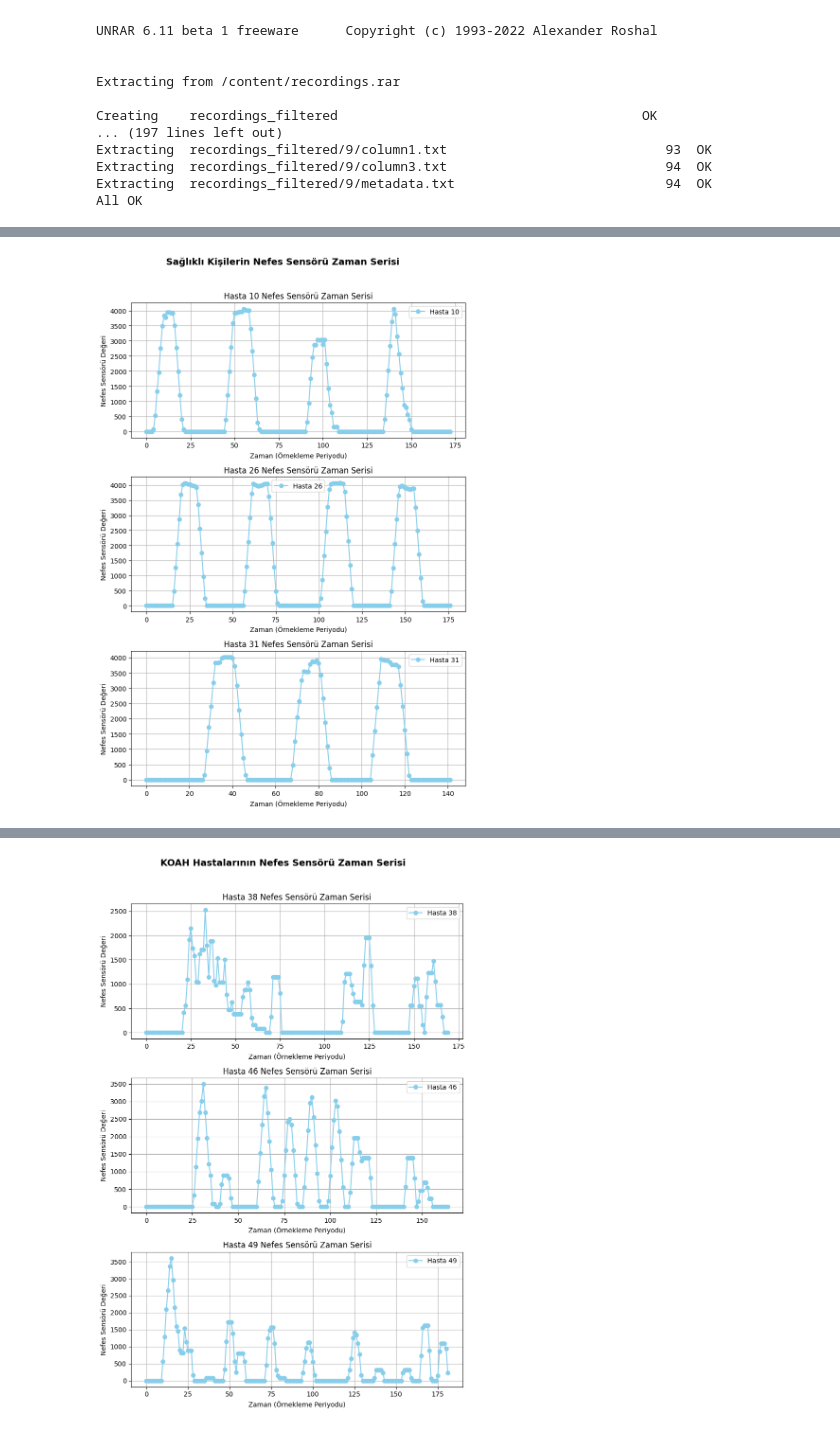
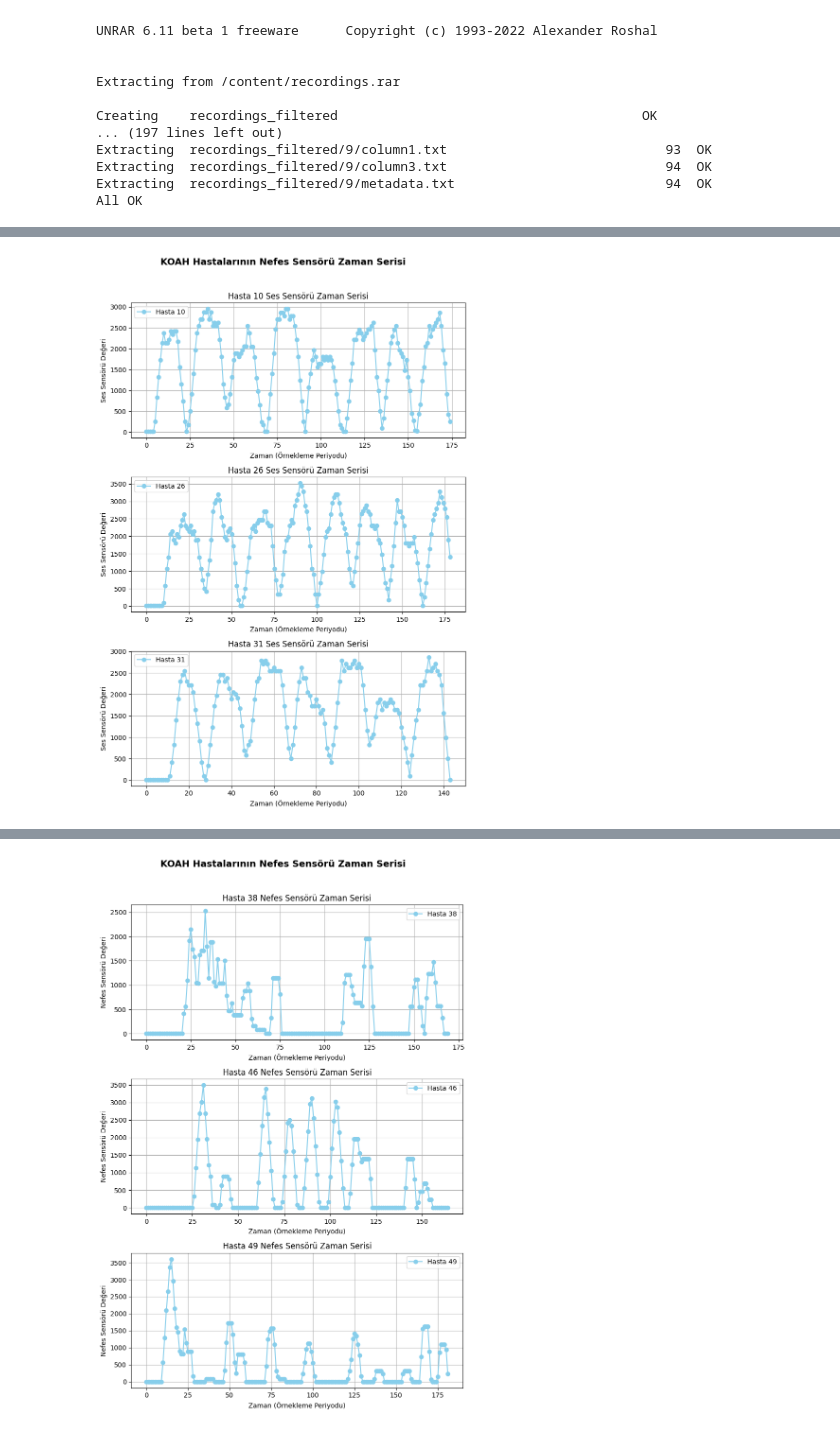
Before and after one commit to Dousery/AI_Powered_Human_Breathing, a Jupyter notebook: final_project.ipynb, the cells around one changed output, grey strips where cells are left out. Drawn from its saved outputs; the diff is of its cells as text; code cells hidden in the pictures.

Commit message:
audio_feature_extraction

```diff
--- a/final_project.ipynb
+++ b/final_project.ipynb
@@ -47,13 +60,13 @@ class Patient:
         self.audio_sensor = audio_sensor  # column3.txt verisi: double dizisi (list of floats)
         self.is_sick = is_sick
 
-    def __repr__(self):
-      return (f"Id={self.id},Name={self.name}, Surname={self.surname}, Test_Date={self.test_date}, "
-                f"breath_sensor={self.breath_sensor}, audio_sensor={self.audio_sensor}, is_patient={self.is_sick}")
+    #def __repr__(self):
+      #return (f"Id={self.id},Name={self.name}, Surname={self.surname}, Test_Date={self.test_date}, "
+                #f"breath_sensor={self.breath_sensor}, audio_sensor={self.audio_sensor}, is_patient={self.is_sick}")
 
     def __repr__(self):
        return (f"Id={self.id} "
-                f"breath_sensor={self.breath_sensor}, is_patient={self.is_sick}")
+                f"audio_sensor={self.audio_sensor}, is_patient={self.is_sick}")
 # %%
 # 'recordings_filtered' klasörünün yolu
 base_dir = '/content/recordings_filtered'
@@ -136,7 +149,7 @@ sample_healthy_patients = [patient_list[9], patient_list[25], patient_list[30]]
 # %%
 sample_sick_patients = [patient_list[37], patient_list[45], patient_list[48]]
 # %%
-def plot_time_series_for_patients(patients, is_sick, sample_period=1):
+def plot_time_series_for_patients(patients, is_breath=True, sample_period=1):
     num_patients = len(patients)  # Hasta sayısı
 
     fig, axes = plt.subplots(nrows=num_patients, ncols=1, figsize=(8, 4 * num_patients))
@@ -146,13 +159,23 @@ def plot_time_series_for_patients(patients, is_sick, sample_period=1):
         axes = [axes]  # Tek hasta varsa liste haline getir
 
     for i, patient in enumerate(patients):
-        y_values = patient.breath_sensor  # Nefes sensörü değerleri
+        if is_breath:
+          y_values = patient.breath_sensor  # Nefes sensörü değerleri
+        else:
+          y_values = patient.audio_sensor
         x_values = np.arange(0, len(y_values) * sample_period, sample_period)  # Eşit aralıklı zaman noktaları
 
         axes[i].plot(x_values, y_values, marker='o', linestyle='-', color="skyblue", label=f"Hasta {patient.id}")
         axes[i].set_xlabel("Zaman (Örnekleme Periyodu)")
-        axes[i].set_ylabel("Nefes Sensörü Değeri")
-        axes[i].set_title(f"Hasta {patient.id} Nefes Sensörü Zaman Serisi")
+        if is_breath:
+          axes[i].set_ylabel("Nefes Sensörü Değeri")
+        else:
+          axes[i].set_ylabel("Ses Sensörü Değeri")
+        if is_breath:
+          axes[i].set_title(f"Hasta {patient.id} Nefes Sensörü Zaman Serisi")
+        else:
+          axes[i].set_title(f"Hasta {patient.id} Ses Sensörü Zaman Serisi")
+
         axes[i].grid(True)
         axes[i].legend()
 
@@ -164,4 +191,4 @@ def plot_time_series_for_patients(patients, is_sick, sample_period=1):
 # %%
-plot_time_series_for_patients(sample_healthy_patients,False)
+plot_time_series_for_patients(sample_healthy_patients, is_breath = False)
 # %% [output]
-[figure, old version]
+[figure, new version]
```
Also changed, not shown: parts of 10 cells of this notebook.
